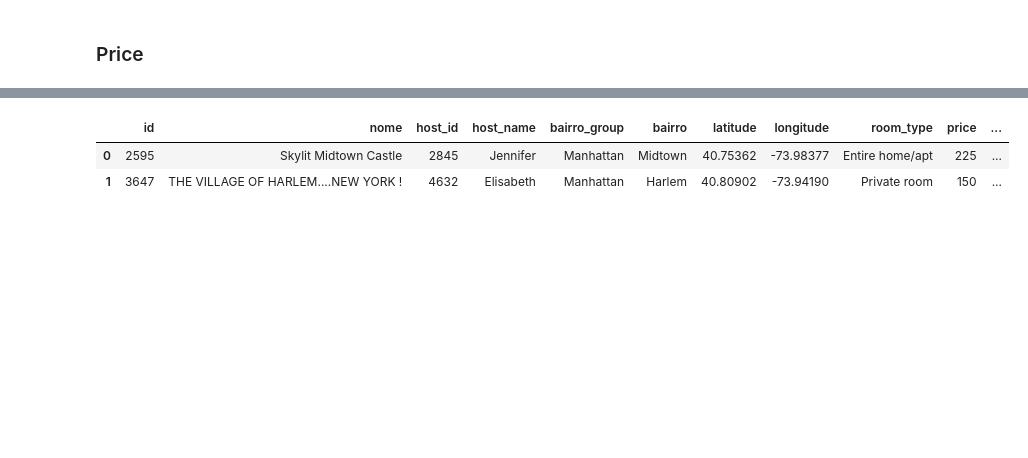
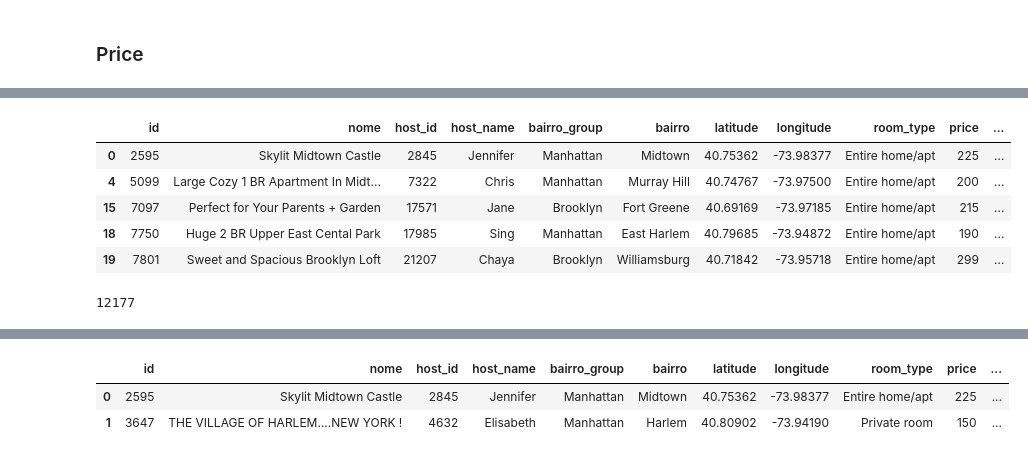
Before and after one commit to AurelioGuilherme/AmbienteDeDesenvolvimento, a Jupyter notebook: Notebooks/data_understanding.ipynb, the cells around one changed output, grey strips where cells are left out. Cells and saved outputs as stored; diff of their text form; code cells hidden in the pictures; blank space fills up the shorter version.

```diff
--- a/Notebooks/data_understanding.ipynb
+++ b/Notebooks/data_understanding.ipynb
@@ -84,3 +182,11 @@ df.query('price < 1')
 # %%
+# Verificando os dados do 3 quartil
 q3 = df.price.quantile(0.75)
-df.query('price >= @q3')
+df.query('price > @q3').head()
+# %% [output]
+|  | id | nome | host_id | host_name | bairro_group | bairro | latitude | longitude | room_type | price | ... |
+| 0 | 2595 | Skylit Midtown Castle | 2845 | Jennifer | Manhattan | Midtown | 40.75362 | -73.98377 | Entire home/apt | 225 | ... |
+| 4 | 5099 | Large Cozy 1 BR Apartment In Midt... | 7322 | Chris | Manhattan | Murray Hill | 40.74767 | -73.97500 | Entire home/apt | 200 | ... |
+| 15 | 7097 | Perfect for Your Parents + Garden | 17571 | Jane | Brooklyn | Fort Greene | 40.69169 | -73.97185 | Entire home/apt | 215 | ... |
+| 18 | 7750 | Huge 2 BR Upper East Cental Park | 17985 | Sing | Manhattan | East Harlem | 40.79685 | -73.94872 | Entire home/apt | 190 | ... |
+| 19 | 7801 | Sweet and Spacious Brooklyn Loft | 21207 | Chaya | Brooklyn | Williamsburg | 40.71842 | -73.95718 | Entire home/apt | 299 | ... |
@@ -89 +193,6 @@ len(df.query('price >= @q3'))
+# %%
+# Quantidade de dados maior que o ponto de corte do 3 quartil
+len(df.query('price > @q3'))
+# %% [output]
+12177
 # %%
```
Also changed, not shown: parts of 52 cells of this notebook, 4 other files.
